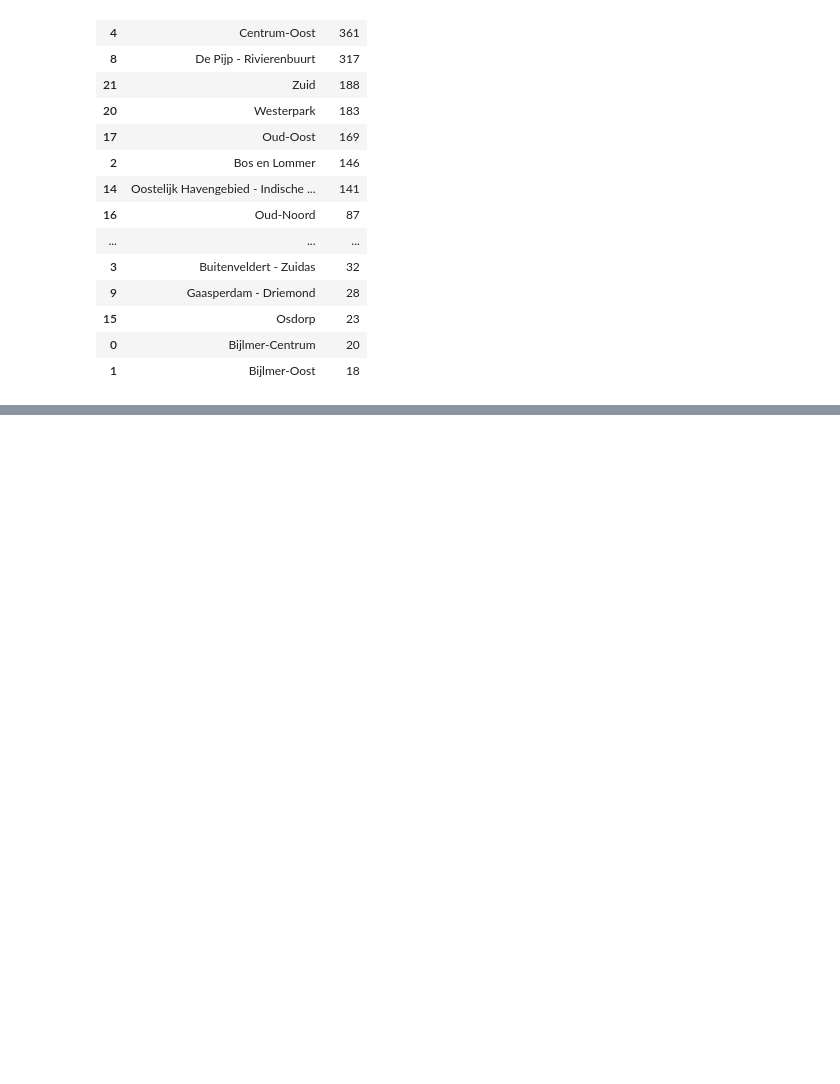
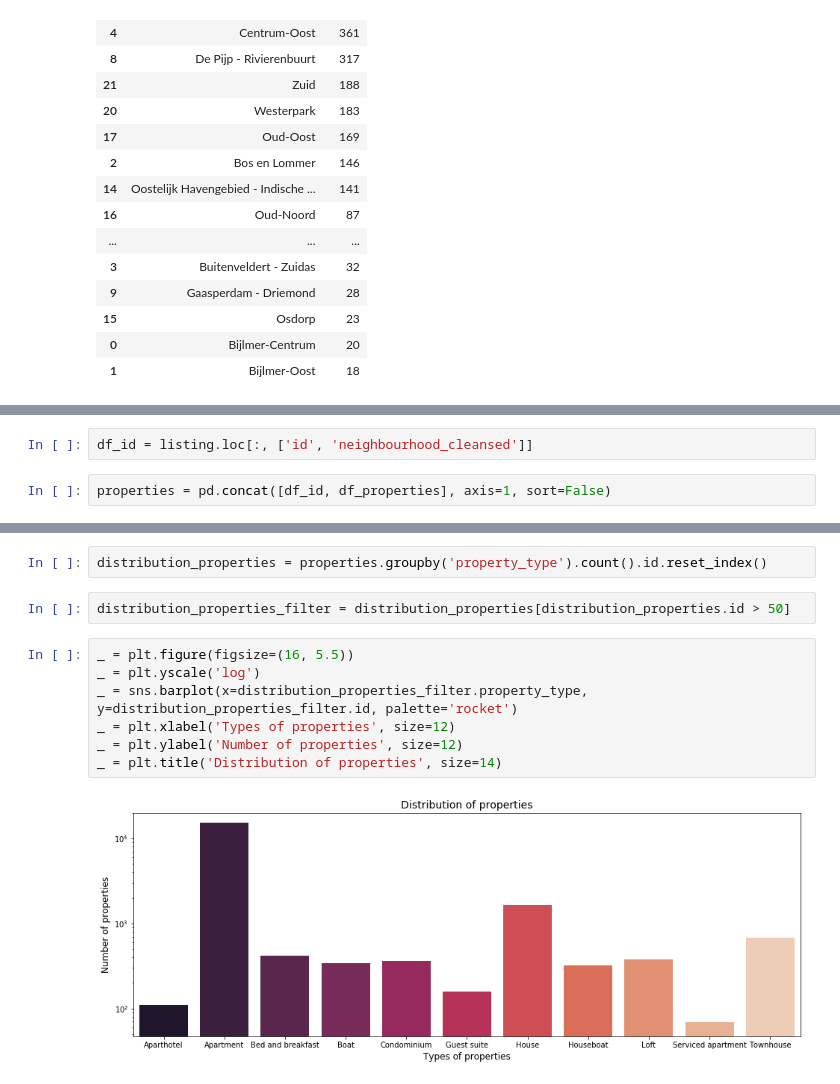
Before and after one commit to Daesparz/airbnb_amsterdam, a Jupyter notebook: Data_analysis/analysis_neighborhoods.ipynb, the cells around one changed output, grey strips where cells are left out. Cells and saved outputs as stored; diff of their text form; blank space fills up the shorter version.

Commit message:
properties and condition analysis

```diff
--- a/Data_analysis/analysis_neighborhoods.ipynb
+++ b/Data_analysis/analysis_neighborhoods.ipynb
@@ -318,0 +323,4 @@ superhosts.sort_values(by=['count'], ascending=False)
+# %%
+df_id = listing.loc[:, ['id', 'neighbourhood_cleansed']]
+# %%
+properties = pd.concat([df_id, df_properties], axis=1, sort=False)
@@ -318,0 +370,13 @@ superhosts.sort_values(by=['count'], ascending=False)
+# %%
+distribution_properties = properties.groupby('property_type').count().id.reset_index()
+# %%
+distribution_properties_filter = distribution_properties[distribution_properties.id > 50]
+# %%
+_ = plt.figure(figsize=(16, 5.5))
+_ = plt.yscale('log')
+_ = sns.barplot(x=distribution_properties_filter.property_type, y=distribution_properties_filter.id, palette='rocket')
+_ = plt.xlabel('Types of properties', size=12)
+_ = plt.ylabel('Number of properties', size=12)
+_ = plt.title('Distribution of properties', size=14)
+# %% [output]
+[figure, added]
```
Also changed, not shown: parts of 15 cells of this notebook.
